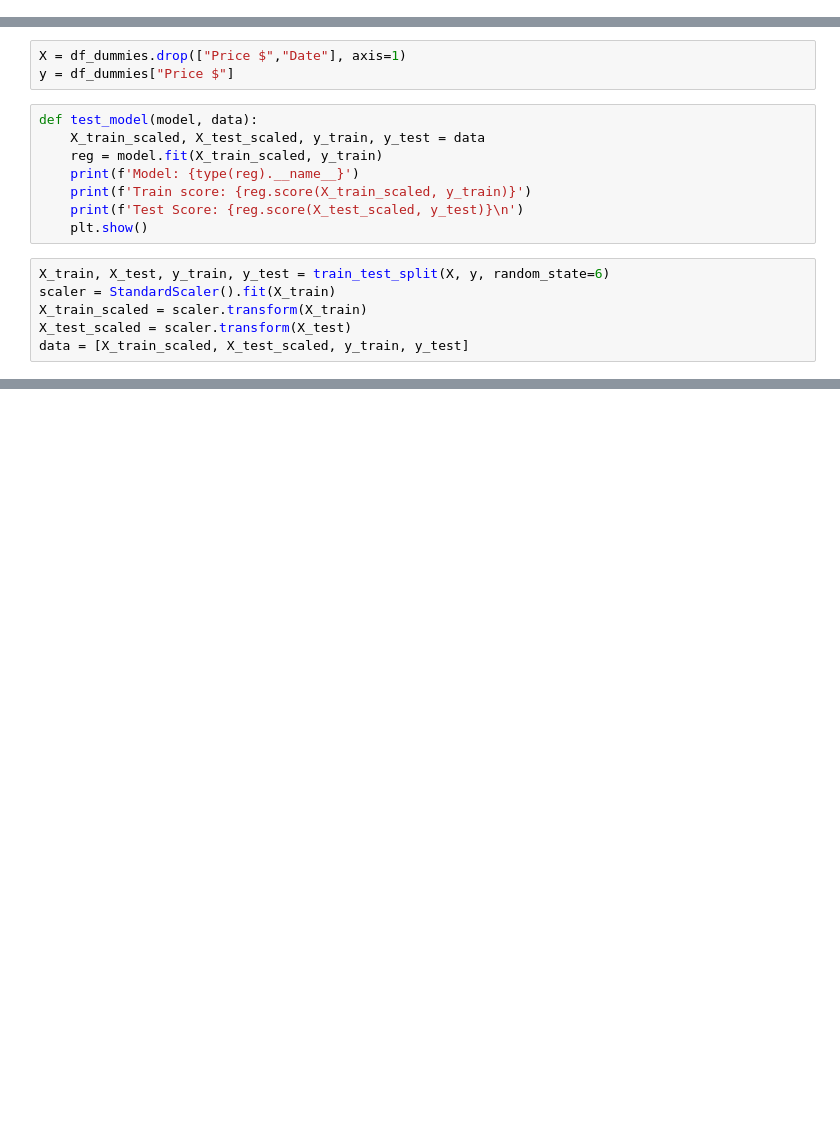
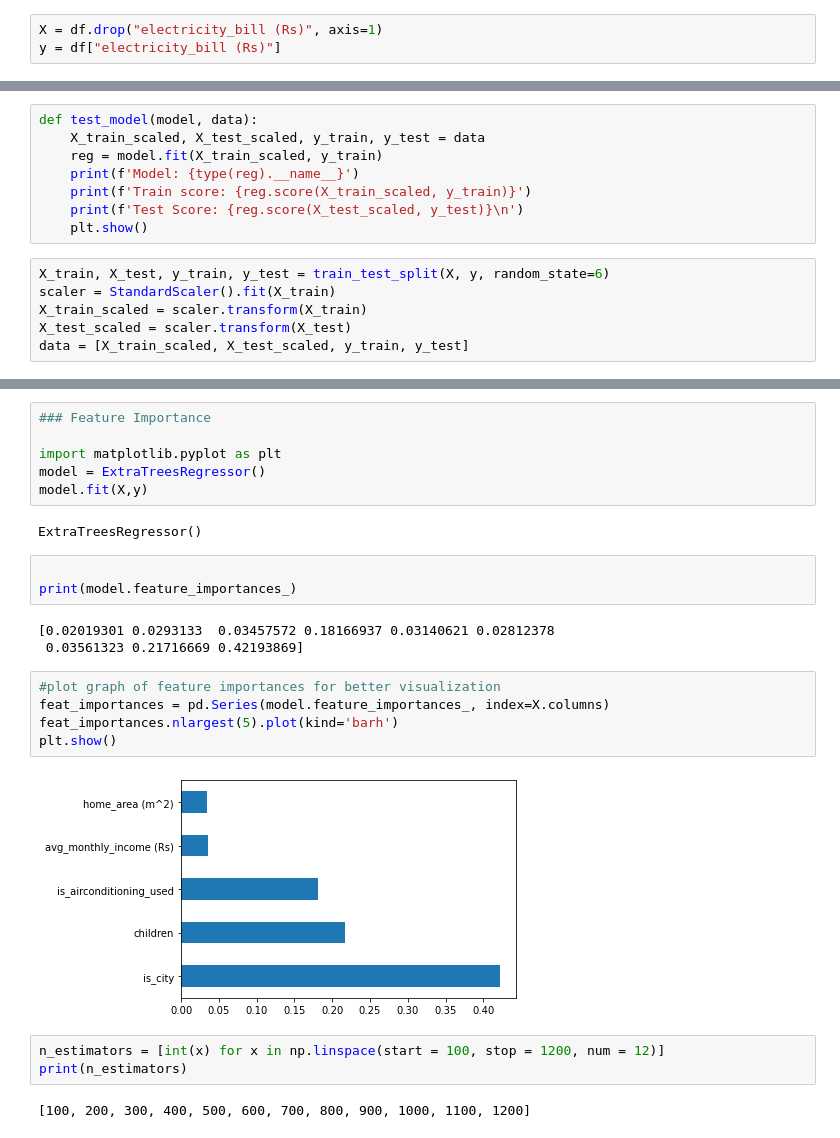
Before and after one commit to AThompson7/Electricity-Bill-Prediction, a Jupyter notebook: electricity.ipynb, the cells around one changed output, grey strips where cells are left out. Cells and saved outputs as stored; diff of their text form; blank space fills up the shorter version.

```diff
--- a/electricity.ipynb
+++ b/electricity.ipynb
@@ -173,0 +104,3 @@ df_dummies.to_csv("Resources/electricity_ml.csv")
+# %%
+X = df.drop("electricity_bill (Rs)", axis=1)
+y = df["electricity_bill (Rs)"]
@@ -181,7 +139,4 @@ from sklearn.ensemble import RandomForestRegressor, ExtraTreesRegressor, AdaBoos
 from sklearn.svm import SVR
-# %%
-X = df_dummies.drop(["Price $","Date"], axis=1)
-y = df_dummies["Price $"]
 # %%
 def test_model(model, data):
     X_train_scaled, X_test_scaled, y_train, y_test = data
@@ -224,0 +179,26 @@ Test Score: 0.5077876158801078
+# %%
+### Feature Importance
+
+import matplotlib.pyplot as plt
+model = ExtraTreesRegressor()
+model.fit(X,y)
+# %% [output]
+ExtraTreesRegressor()
+# %%
+
+print(model.feature_importances_)
+# %% [output]
+[0.02019301 0.0293133  0.03457572 0.18166937 0.03140621 0.02812378
+ 0.03561323 0.21716669 0.42193869]
+# %%
+#plot graph of feature importances for better visualization
+feat_importances = pd.Series(model.feature_importances_, index=X.columns)
+feat_importances.nlargest(5).plot(kind='barh')
+plt.show()
+# %% [output]
+[figure, added]
+# %%
+n_estimators = [int(x) for x in np.linspace(start = 100, stop = 1200, num = 12)]
+print(n_estimators)
+# %% [output]
+[100, 200, 300, 400, 500, 600, 700, 800, 900, 1000, 1100, 1200]
```
Also changed, not shown: parts of 59 cells of this notebook, 20 other files.
